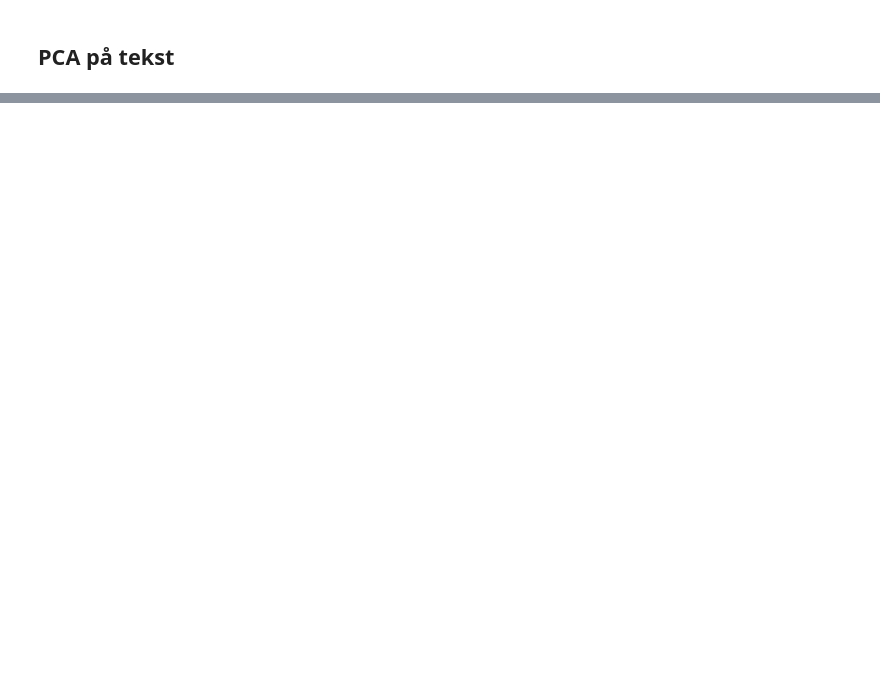
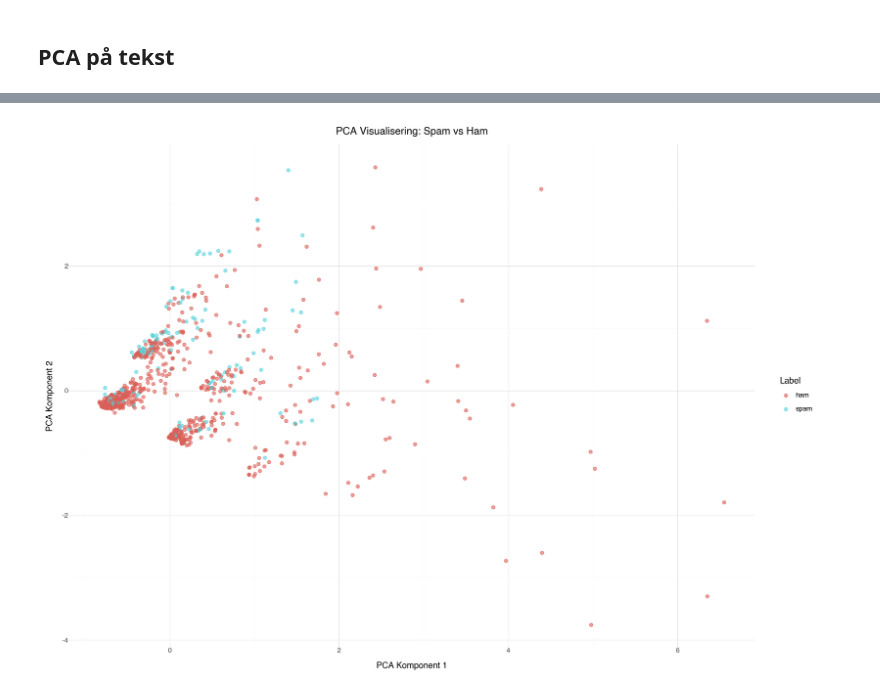
Before and after one commit to jeppeFQ/sds-lektion-10, a Jupyter notebook: resources/text-clustering.ipynb, the cells around one changed output, grey strips where cells are left out. Saved outputs shown, nothing was run; the diff lists cells and outputs as text; code cells hidden in the pictures; blank space fills up the shorter version.

```diff
--- a/resources/text-clustering.ipynb
+++ b/resources/text-clustering.ipynb
@@ -205,0 +246,5 @@ from plotnine import ggplot, aes, geom_bar
+# %%
+vectorizer_bigram = CountVectorizer(ngram_range=(1, 2), max_features=500, min_df=0.01, stop_words='english')
+transformed = vectorizer_bigram.fit_transform(messages)
+df_bigram = pd.DataFrame(transformed.toarray(),
+                         columns=vectorizer_bigram.get_feature_names_out())
@@ -224,0 +268,26 @@ from plotnine import ggplot, aes, geom_point
+# %%
+# Udtræk kun beskederne (tekst)
+messages = df_analysis['message'].tolist()
+
+# Lav CountVectorizer
+vectorizer = CountVectorizer(
+    min_df=0.05,
+    max_df=0.9,
+    max_features=300
+)
+
+# Transform til numerisk matrix
+X_numeric = vectorizer.fit_transform(messages)
+X_array = X_numeric.toarray()
+
+# K-means clustering
+kmeans = KMeans(n_clusters=2, random_state=142)
+df_analysis['cluster'] = kmeans.fit_predict(X_array).astype('str')
+
+# PCA
+pca = PCA(n_components=2, random_state=142)
+pca_vecs = pca.fit_transform(X_array)
+
+# Tilføj til DataFrame
+df_analysis['pca1'] = pca_tfidf_vecs[:, 0]
+df_analysis['pca2'] = pca_tfidf_vecs[:, 1]
@@ -224,0 +304,16 @@ from plotnine import ggplot, aes, geom_point
+# %%
+from plotnine import (ggplot, aes, geom_point, labs, theme_minimal,
+                      theme, element_text, facet_wrap, scale_color_manual,
+                      scale_shape_manual, geom_density_2d)
+plotnine.options.figure_size = (14, 10)
+
+((ggplot(data=df_analysis,
+                mapping=aes(x='pca1', y='pca2', color='label'))
+         + geom_point(size=2, alpha=0.6)
+         + labs(title='PCA Visualisering: Spam vs Ham',
+                x='PCA Komponent 1',
+                y='PCA Komponent 2',
+                color='Label')
+         + theme_minimal()))
+# %% [output]
+[figure, added]
```
Also changed, not shown: parts of 46 cells of this notebook, 4 other files.
